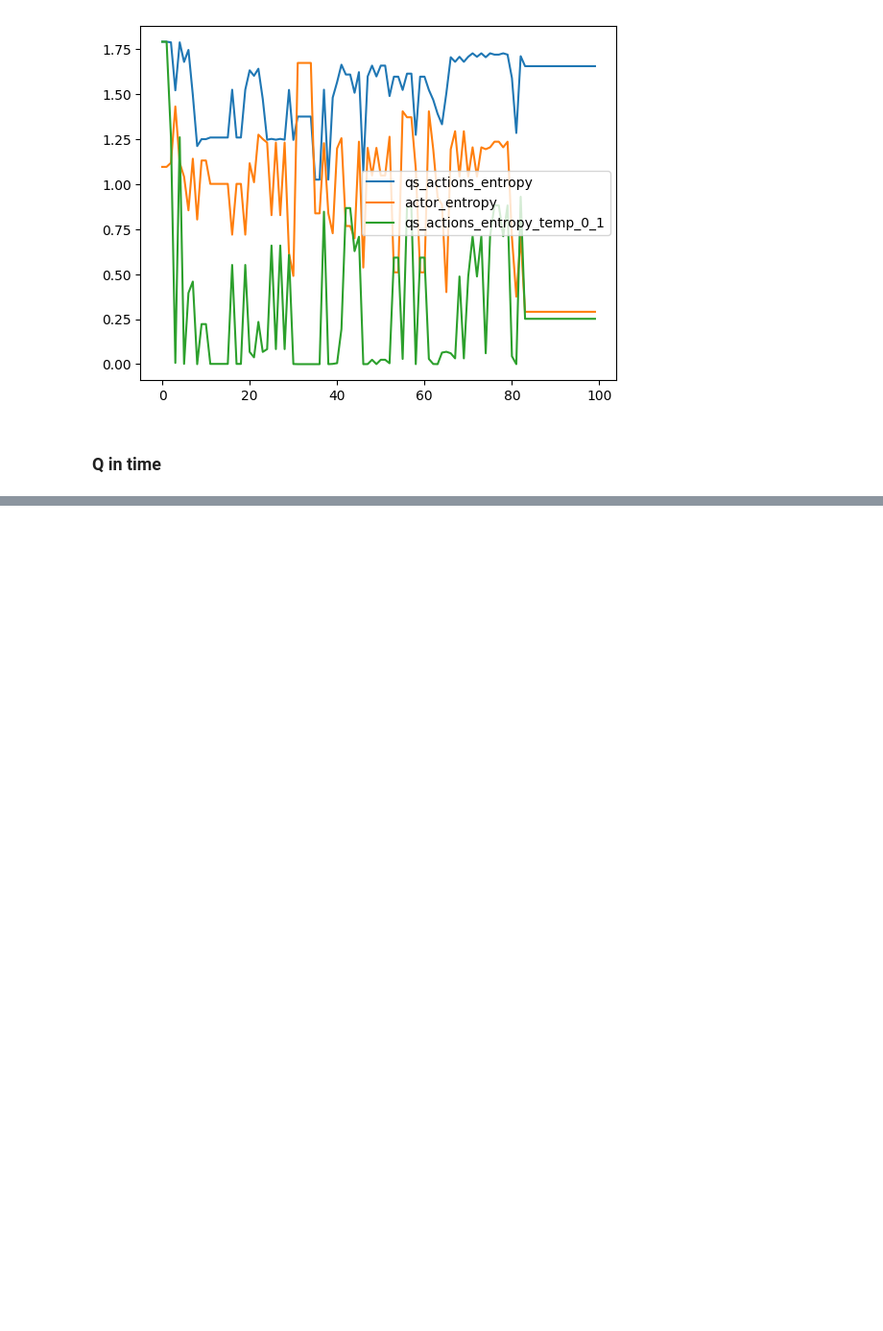
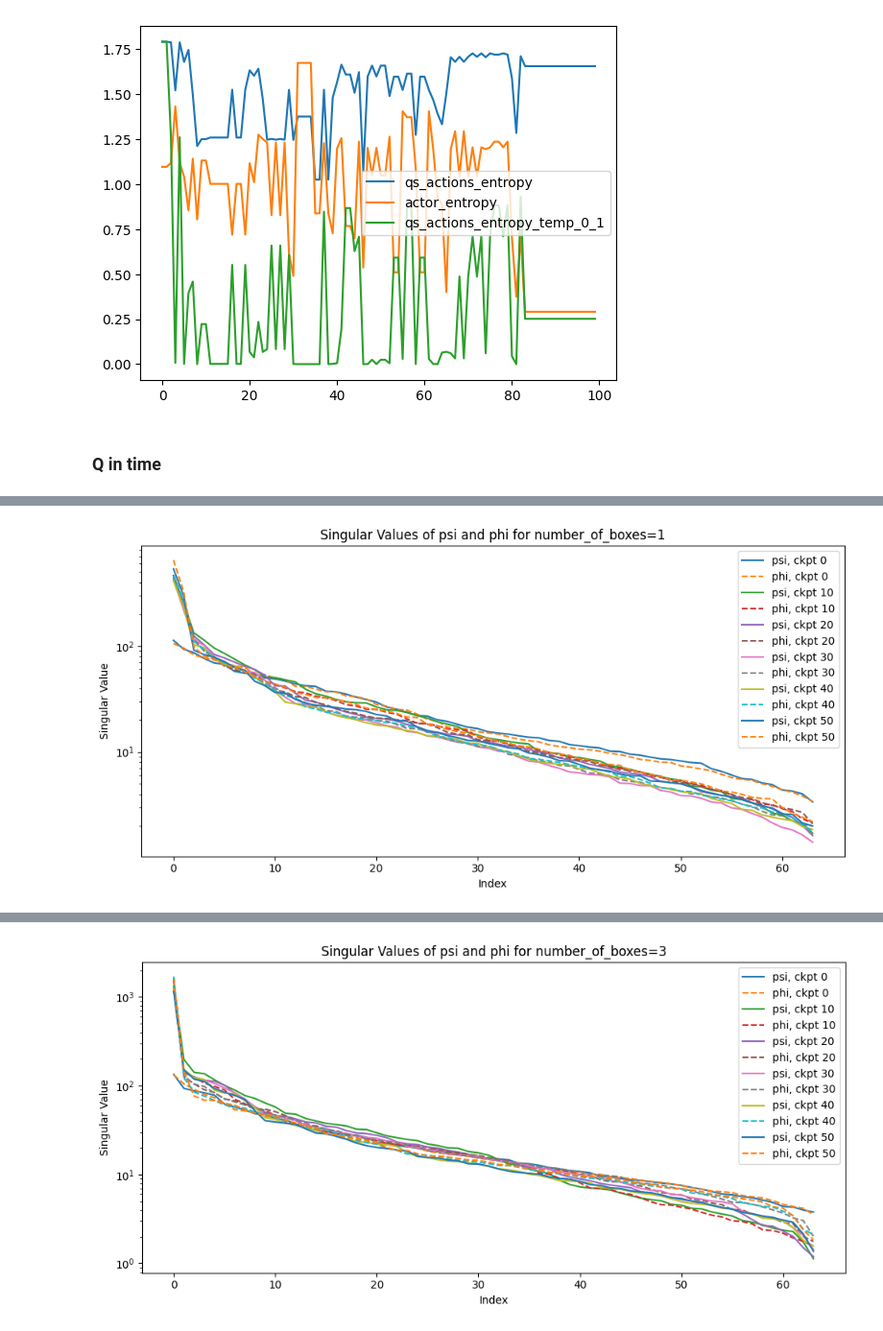
Before and after one commit to wladekpal/golden-standard, a Jupyter notebook: src/notebooks/18_07_25_post_hoc_analysis.ipynb, the cells around one changed output, grey strips where cells are left out. Shown at 96% size. Saved outputs shown, nothing was run; the diff lists cells and outputs as text; code cells hidden in the pictures; blank space fills up the shorter version.

```diff
--- a/src/notebooks/18_07_25_post_hoc_analysis.ipynb
+++ b/src/notebooks/18_07_25_post_hoc_analysis.ipynb
@@ -255,0 +425,77 @@ plt.show()
+# %%
+def compute_effective_rank(matrix):
+    """Compute the effective rank of a matrix using the entropy of its singular values."""
+    matrix_2d = matrix if matrix.ndim == 2 else matrix.reshape(matrix.shape[0], -1)
+    s = np.linalg.svd(matrix_2d, compute_uv=False)
+    rho = s / s.sum()
+    H = -jnp.sum(rho * jnp.log(rho))
+    effective_rank = jnp.exp(H)
+    return s, effective_rank
+
+def analyze_psi_phi_singular_values(agent, config, NUM_ENVS, EPISODE_LENGTH, number_of_boxes=1):
+    # Set up environment with specified number of boxes
+    for attr in ['number_of_moving_boxes_max', 'number_of_boxes_min', 'number_of_boxes_max']:
+        setattr(config.env, attr, number_of_boxes)
+    env = create_env(config.env)
+    env = AutoResetWrapper(env)
+    key = random.PRNGKey(config.exp.seed)
+    env.step = jax.jit(jax.vmap(env.step))
+    env.reset = jax.jit(jax.vmap(env.reset))
+
+    # Collect data
+    _, info, timesteps = collect_data(agent, key, env, NUM_ENVS, EPISODE_LENGTH, use_targets=False)
+    timesteps = jax.tree_util.tree_map(lambda x: x.swapaxes(1, 0), timesteps)
+
+    # Prepare actions and run critic
+    B = timesteps.grid.shape[0] * timesteps.grid.shape[1]
+    all_actions = jnp.tile(jnp.arange(6), (B, 1))  # B x 6
+    v, phi, psi = jax.vmap(agent.network.select('critic'), in_axes=(None, None, 1, None))(
+        timesteps.grid.reshape(B, -1),
+        timesteps.grid.reshape(B, -1),
+        all_actions,
+        True
+    )  # phi and psi are 6 x 2 x B x emb_dim
+
+    # Analyze psi
+    psi_ = psi[0, 0, :]
+    s_psi, effective_rank_psi = compute_effective_rank(psi_)
+    # Analyze phi
+    phi_ = phi[0, 0, :]
+    s_phi, effective_rank_phi = compute_effective_rank(phi_)
+    return s_psi, s_phi, effective_rank_psi, effective_rank_phi
+
+def plot_singular_values_across_checkpoints(s_psi_list, s_phi_list, checkpoint_indices, number_of_boxes, title_psi="psi", title_phi="phi"):
+    plt.figure(figsize=(10, 5))
+    for i, (s_psi, s_phi) in enumerate(zip(s_psi_list, s_phi_list)):
+        plt.plot(s_psi, label=f"psi, ckpt {checkpoint_indices[i]}")
+        plt.plot(s_phi, '--', label=f"phi, ckpt {checkpoint_indices[i]}")
+    plt.title(f"Singular Values of psi and phi for number_of_boxes={number_of_boxes}")
+    plt.xlabel("Index")
+    plt.ylabel("Singular Value")
+    plt.yscale("log")
+    plt.legend()
+    plt.tight_layout()
+    plt.show()
+
+# For each number_of_boxes, plot all checkpoints on the same plot
+checkpoint_indices = [0, 10, 20, 30, 40, 50]
+for n_boxes in [1, 3, 5, 7]:
+    s_psi_list = []
+    s_phi_list = []
+    eff_rank_psi_list = []
+    eff_rank_phi_list = []
+    print(f"\n--- number_of_boxes = {n_boxes} ---")
+    for i in checkpoint_indices:
+        agent, config = restore_agent(
+            example_batch,
+            "/home/mbortkie/repos/crl_subgoal/experiments/test_generalization_sc_YHIWZ6/runs/long_moving_boxes_5_grid_5_range_3_7_alpha_0.0/",
+            i
+        )
+        s_psi, s_phi, eff_rank_psi, eff_rank_phi = analyze_psi_phi_singular_values(agent, config, NUM_ENVS, EPISODE_LENGTH, number_of_boxes=n_boxes)
+        s_psi_list.append(s_psi)
+        s_phi_list.append(s_phi)
+        eff_rank_psi_list.append(eff_rank_psi)
+        eff_rank_phi_list.append(eff_rank_phi)
+        print(f"ckpt {i}: effective_rank_psi={eff_rank_psi:.2f}, effective_rank_phi={eff_rank_phi:.2f}")
+    plot_singular_values_across_checkpoints(s_psi_list, s_phi_list, checkpoint_indices, n_boxes)
+# %% [output]
@@ -255,0 +515 @@ plt.show()
+[figure, added]
@@ -255,0 +529 @@ plt.show()
+[figure, added]
```
Also changed, not shown: parts of 20 cells of this notebook.
